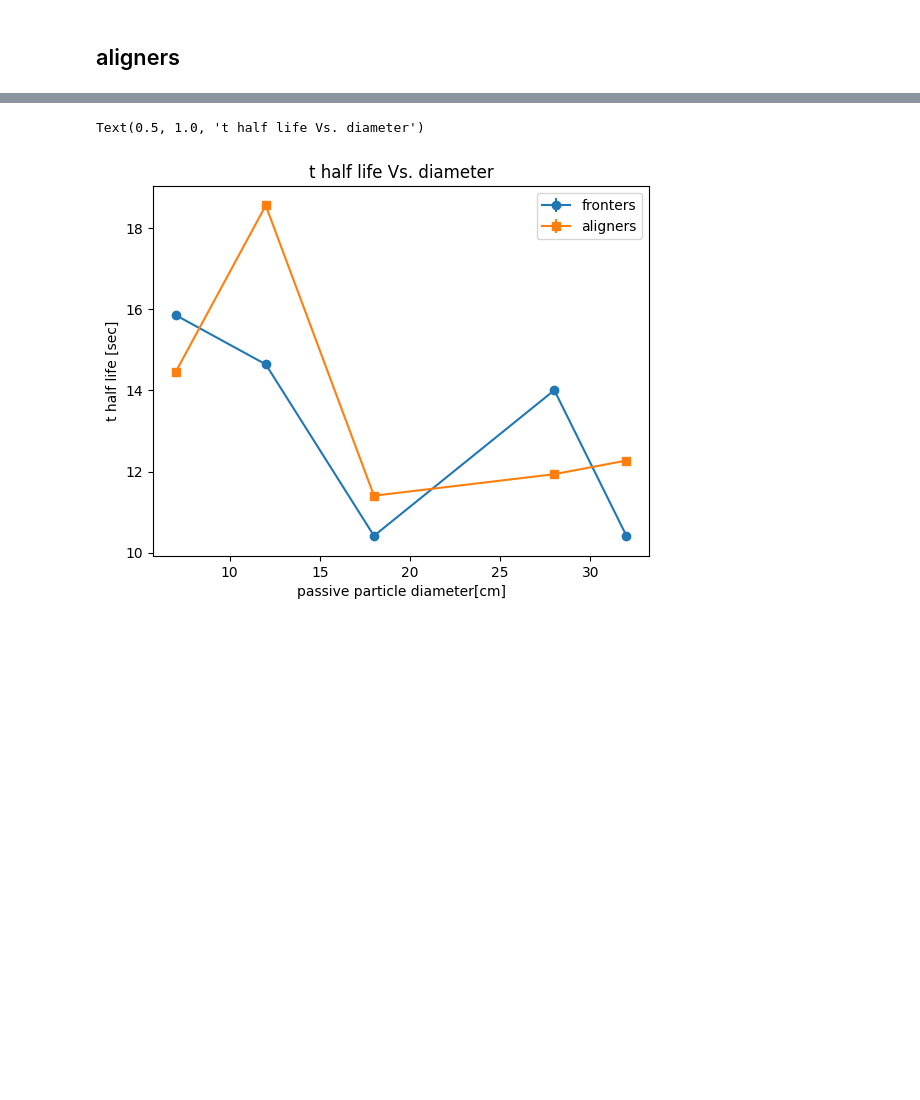
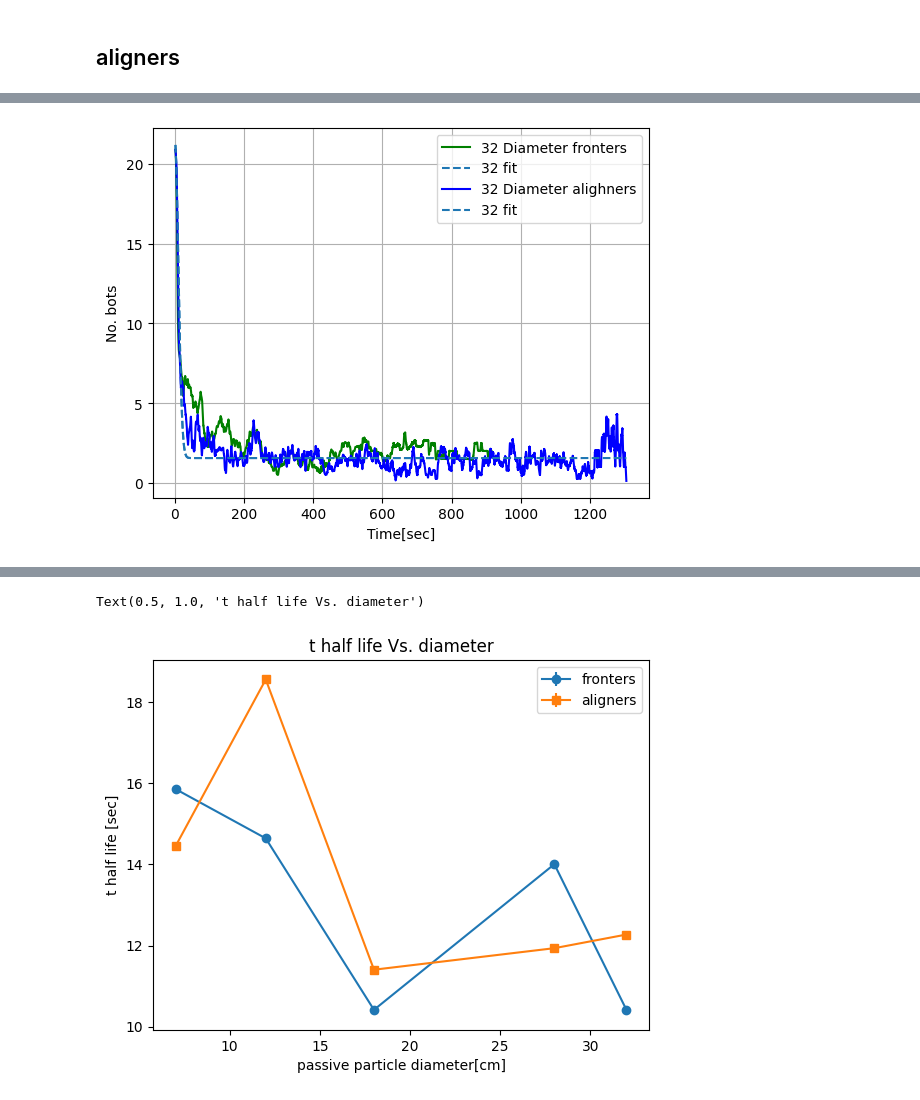
Before and after one commit to complex-lab/robotic_swarms, a Jupyter notebook: bots_number_per_frame_changing_radius.ipynb, the cells around one changed output, grey strips where cells are left out. Cells and saved outputs as stored; diff of their text form; code cells hidden in the pictures; blank space fills up the shorter version.

```diff
--- a/bots_number_per_frame_changing_radius.ipynb
+++ b/bots_number_per_frame_changing_radius.ipynb
@@ -383,3 +406,20 @@ for iteration 32 t half life:12.270592677831424
+# %%
+fig = plt.figure()
+ax = plt.axes()
+t=(fronters_count_mean_window.index.values)/25
+plt.plot(t,fronters_count_mean_window,label='{:d} Diameter fronters'.format(i),color='green')
+plt.plot(t,expShift(t,*popt),label='{:d} fit'.format(i),color=color,linestyle='--')
+t=(alingers_count_mean_window.index.values)/25
+#color = next(ax._get_lines.prop_cycler)['color']
+plt.plot(t,alingers_count_mean_window,label='{:d} Diameter alighners'.format(i),color='blue')
+plt.plot(t,expShift(t,*popt),label='{:d} fit'.format(i),color=color,linestyle='--')
+ax.legend()
+plt.xlabel('Time[sec]')
+plt.ylabel('No. bots')
+plt.grid()
+fig.savefig('C:\\Users\\User\\Documents\\Eden\\locate_git_code\\production\\32_fronters_alighners.png',bbox_inches='tight')
+# %% [output]
+[figure, added]
 # %%
 path_figure=path+'\\results_21bots'
 fig = plt.figure()
```
Also changed, not shown: parts of 7 cells of this notebook.
